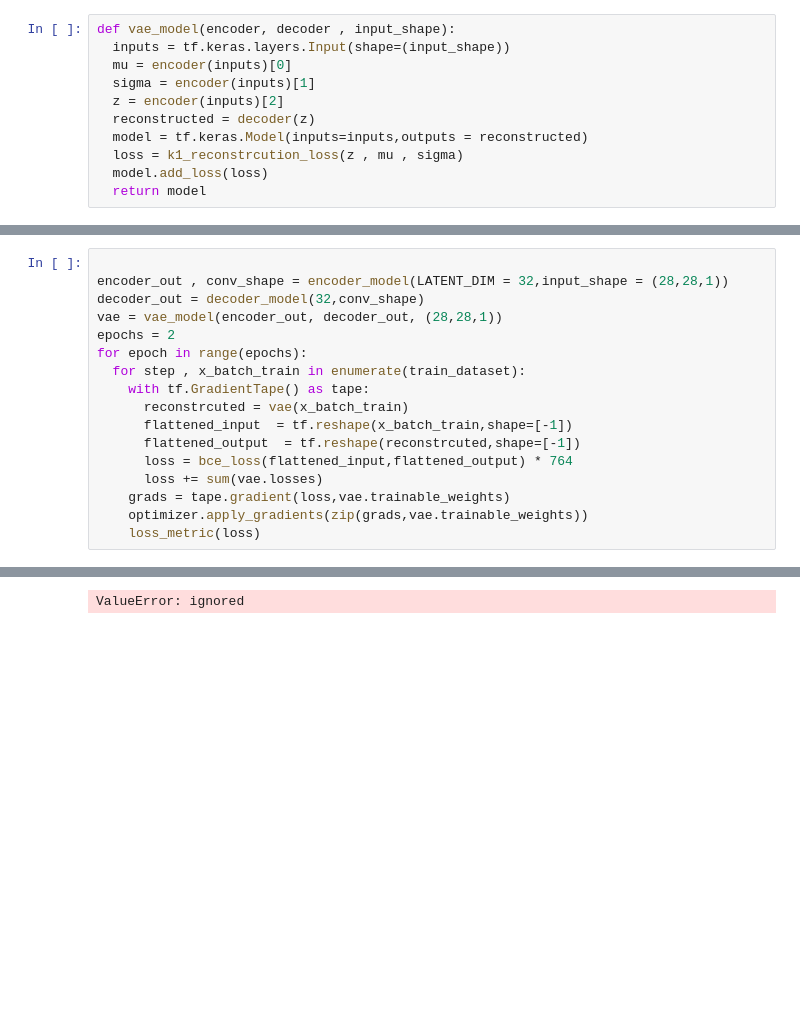
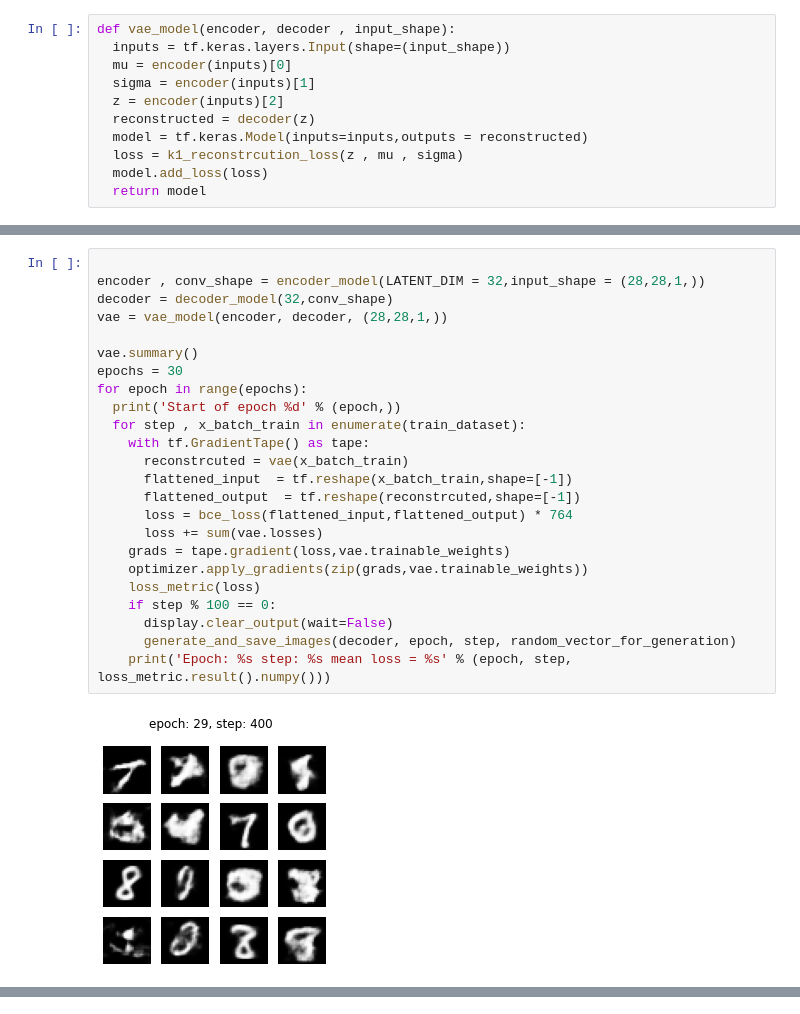
Before and after one commit to tmohammad78/deep-learning-projects, a Jupyter notebook: variational-autoencoder/mode.ipynb, the cells around one changed output, grey strips where cells are left out. Drawn from its saved outputs; the diff is of its cells as text; blank space fills up the shorter version.

```diff
--- a/variational-autoencoder/mode.ipynb
+++ b/variational-autoencoder/mode.ipynb
@@ -82,18 +133,26 @@ x_train.shape
 # %%
 
-encoder_out , conv_shape = encoder_model(LATENT_DIM = 32,input_shape = (28,28,1))
-decoder_out = decoder_model(32,conv_shape)
-vae = vae_model(encoder_out, decoder_out, (28,28,1))
-epochs = 2
+encoder , conv_shape = encoder_model(LATENT_DIM = 32,input_shape = (28,28,1,))
+decoder = decoder_model(32,conv_shape)
+vae = vae_model(encoder, decoder, (28,28,1,))
+
+vae.summary()
+epochs = 30
 for epoch in range(epochs):
+  print('Start of epoch %d' % (epoch,))
   for step , x_batch_train in enumerate(train_dataset):
     with tf.GradientTape() as tape:
       reconstrcuted = vae(x_batch_train)
       flattened_input  = tf.reshape(x_batch_train,shape=[-1])
       flattened_output  = tf.reshape(reconstrcuted,shape=[-1])
       loss = bce_loss(flattened_input,flattened_output) * 764
       loss += sum(vae.losses)
     grads = tape.gradient(loss,vae.trainable_weights)
     optimizer.apply_gradients(zip(grads,vae.trainable_weights))
     loss_metric(loss)
+    if step % 100 == 0:
+      display.clear_output(wait=False)
+      generate_and_save_images(decoder, epoch, step, random_vector_for_generation)
+    print('Epoch: %s step: %s mean loss = %s' % (epoch, step, loss_metric.result().numpy()))
 # %% [output]
+[figure, added]
@@ -101 +175,0 @@ for epoch in range(epochs):
-ValueError: ignored
```
Also changed, not shown: parts of 10 cells of this notebook.
